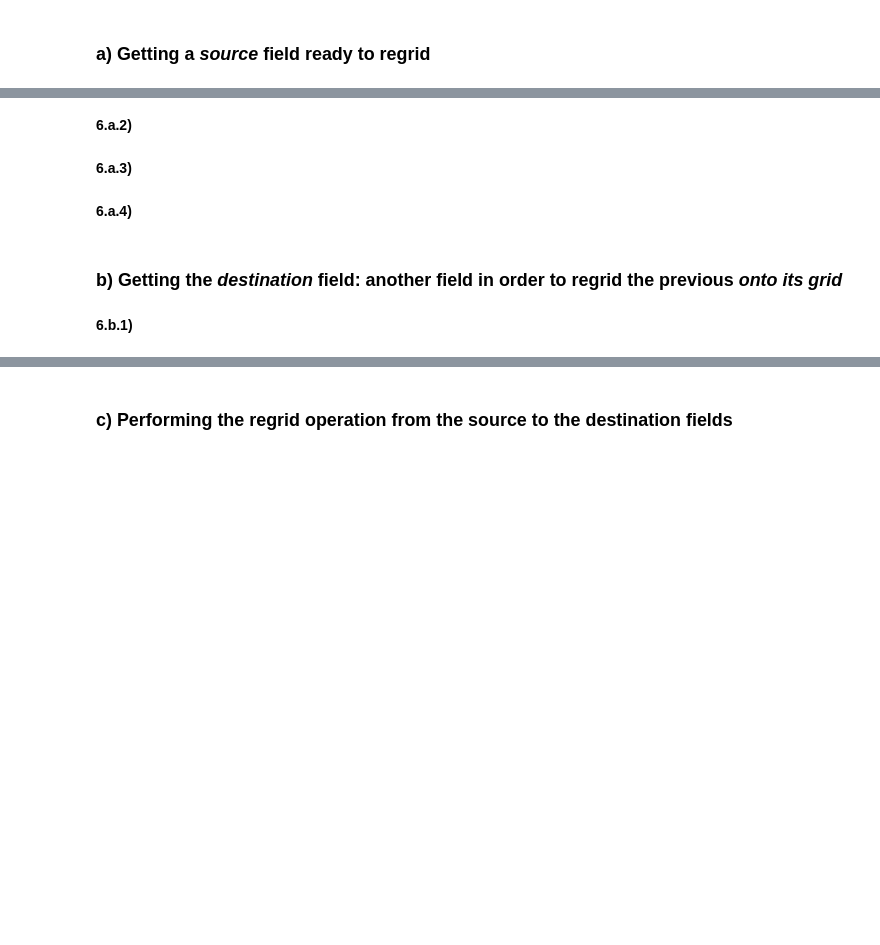
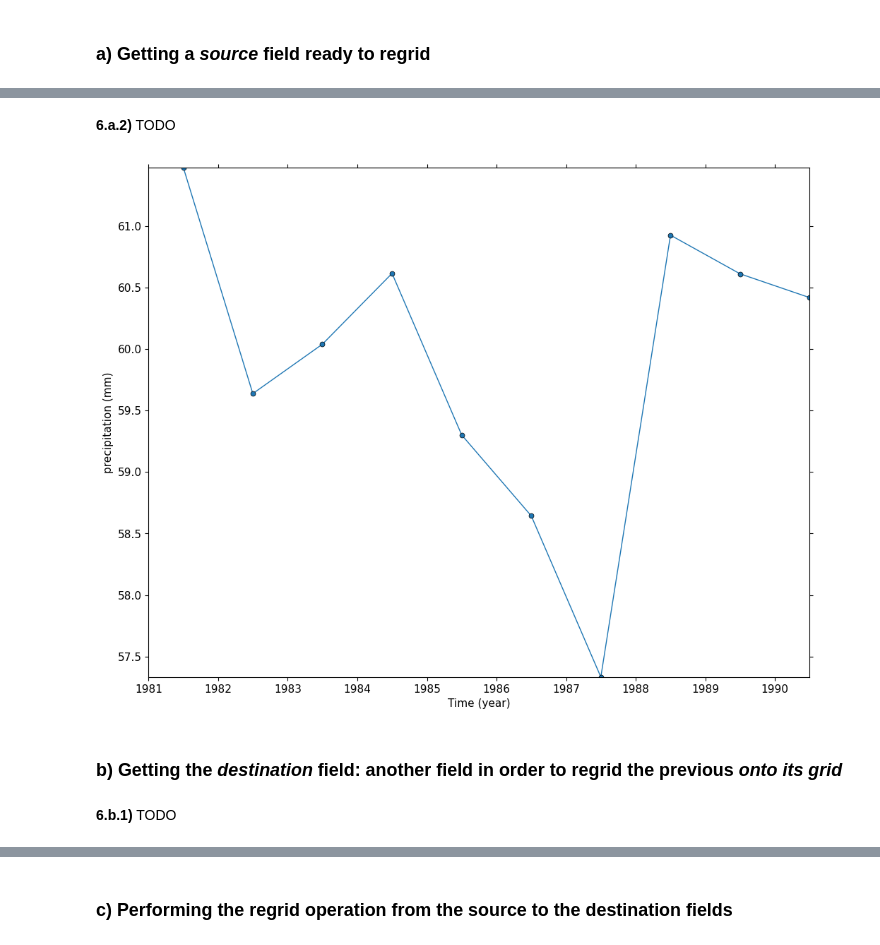
Before and after one commit to NCAS-CMS/cf-tools-training, a Jupyter notebook: new_course/practical_for_intro_to_ncas_cf_data_tools.ipynb, the cells around one changed output, grey strips where cells are left out. Drawn from its saved outputs; the diff is of its cells as text; code cells hidden in the pictures; blank space fills up the shorter version.

```diff
--- a/new_course/practical_for_intro_to_ncas_cf_data_tools.ipynb
+++ b/new_course/practical_for_intro_to_ncas_cf_data_tools.ipynb
@@ -855,0 +858,3 @@ cfp.gclose()
+# %%
+source_field = cf.read("../ncas_data/precip_1D_yearly.nc")[0]
+print(source_field)
@@ -856,10 +869,10 @@ cfp.gclose()
 # %% [markdown]
-**6.a.2)**
+**6.a.2)** TODO
-# %% [markdown]
-**6.a.3)**
-# %% [markdown]
-**6.a.4)**
+# %%
+cfp.lineplot(source_field, marker="o")
+# %% [output]
+[figure, added]
 # %% [markdown]
 ### b) Getting the _destination_ field: another field in order to regrid the previous _onto its grid_
 # %% [markdown]
-**6.b.1)**
+**6.b.1)** TODO
```
Also changed, not shown: parts of 22 cells of this notebook.
